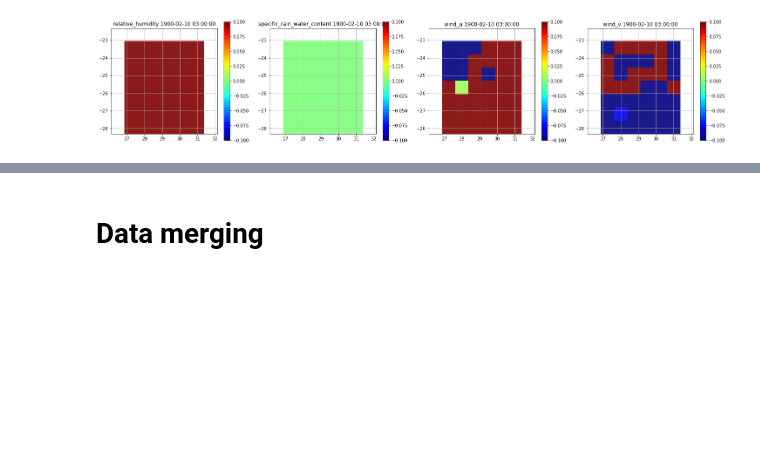
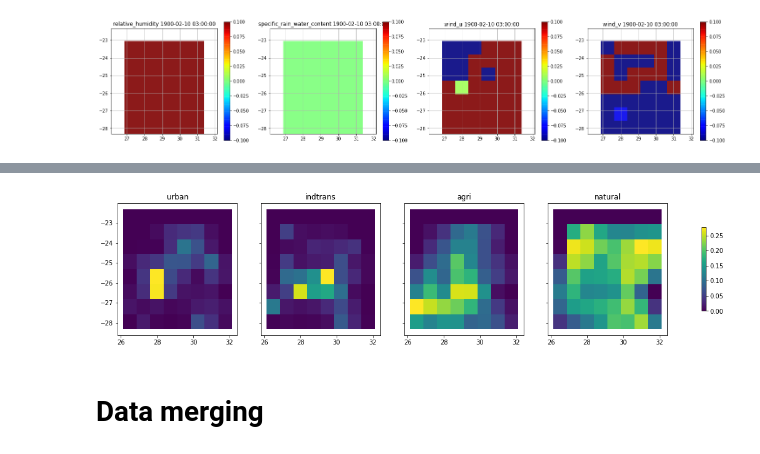
Before and after one commit to masawdah/air_quality, a Jupyter notebook: train_PM25.ipynb, the cells around one changed output, grey strips where cells are left out. Saved outputs shown, nothing was run; the diff lists cells and outputs as text; code cells hidden in the pictures; blank space fills up the shorter version.

```diff
--- a/train_PM25.ipynb
+++ b/train_PM25.ipynb
@@ -84,8 +85,8 @@ bounds = list(cams_train_eop.bbox)
 xres = (bounds[2]-bounds[0])/cams_train_eop.data["PM2_5"].shape[1]
 yres = (bounds[3]-bounds[1])/cams_train_eop.data["PM2_5"].shape[2]
 bounds = geometry.box(bounds[0], bounds[1], bounds[2], bounds[3])
-bounds = gpd.GeoDataFrame({"id":1,"geometry":[bounds]}, crs="EPSG:4326")
-CAMS_grid = polygrid(bounds, xres,yres, 4326)
+bounds = gpd.GeoDataFrame(geometry=[bounds], crs="EPSG:4326")
+CAMS_grid = recpolygrid(bounds, xres, yres, 4326)
 CAMS_centroids = gpd.GeoDataFrame(geometry= CAMS_grid.centroid)
 p = CAMS_grid.boundary.plot()
 CAMS_centroids.plot(ax=p, color='red')
@@ -364,0 +393,35 @@ for nn, (fname, norm) in enumerate(zip(era5_products, normalisations)):
+# %%
+# Zonal statistics
+src = rio.open(str(land_cover_train_dir) + '/SANLC_2018_africa.tif')
+affine = src.transform
+array = land_cover_eop.mask_timeless['LC']
+array = array[:, :, 0] # Remove one dimension
+zstats = zonal_stats(CAMS_grid, array, affine=affine, stats="count", categorical=True)
+
+# Generate percentage indicators
+urban = []
+indtrans = []
+agri = []
+natural = []
+urban, indtrans, agri, natural = percs_landuse(zstats, urban, indtrans, agri, natural)
+# %%
+# Add to grid object
+LC_grid = CAMS_grid
+LC_grid['urban'] = urban
+LC_grid['indtrans'] = indtrans
+LC_grid['agri'] = agri
+LC_grid['natural'] = natural
+
+fig, axs = plt.subplots(ncols=4, sharex=True, sharey=True, figsize=(20,5))
+LC_grid.plot(ax=axs[0], column='urban')
+axs[0].set_title('urban')
+LC_grid.plot(ax=axs[1], column='indtrans')
+axs[1].set_title('indtrans')
+LC_grid.plot(ax=axs[2], column='agri')
+axs[2].set_title('agri')
+LC_grid.plot(ax=axs[3], column='natural')
+axs[3].set_title('natural')
+patch_col = axs[0].collections[0]
+cb = fig.colorbar(patch_col, ax=axs, shrink=0.5)
+# %% [output]
+[figure, added]
```
Also changed, not shown: parts of 22 cells of this notebook, 1 other file.
